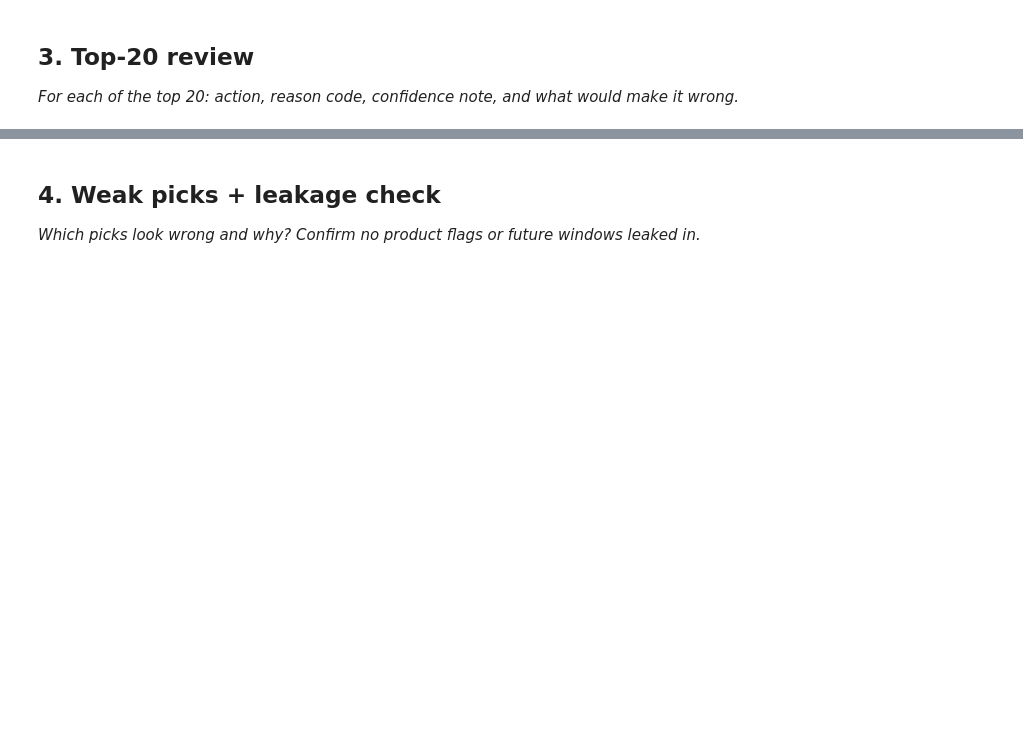
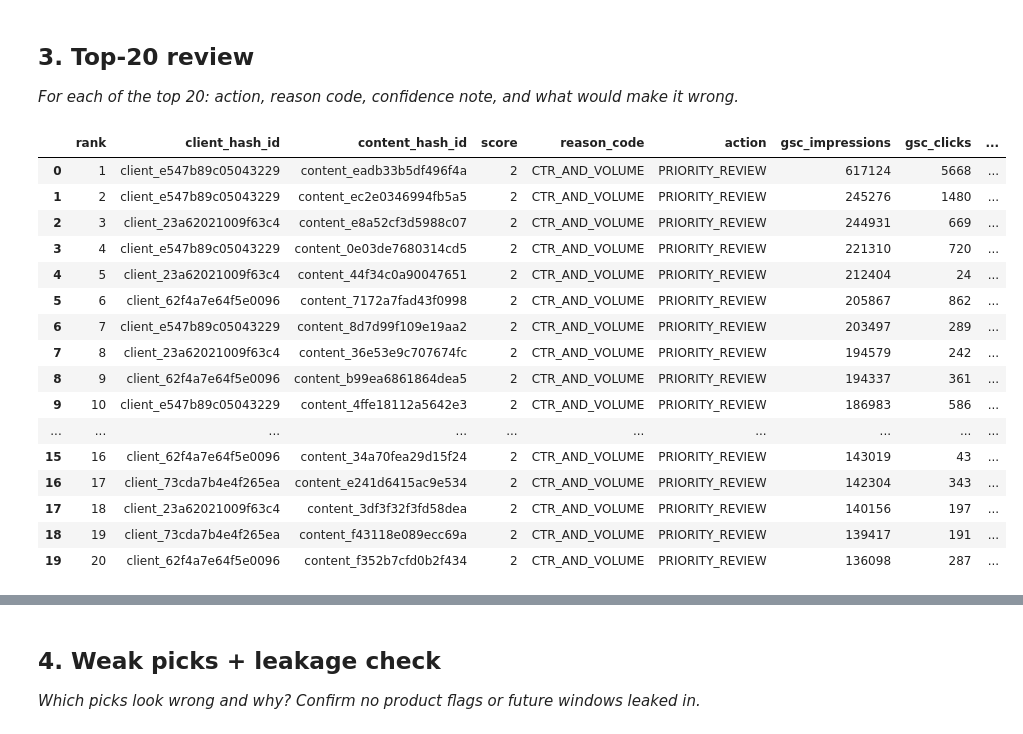
Before and after one commit to zeeofficial01/flyrank-ml-internship, a Jupyter notebook: work/notebooks/w04_baseline_score.ipynb, the cells around one changed output, grey strips where cells are left out. Drawn from its saved outputs; the diff is of its cells as text; code cells hidden in the pictures; blank space fills up the shorter version.

Commit message:
Complete Week 4 baseline action score

```diff
--- a/work/notebooks/w04_baseline_score.ipynb
+++ b/work/notebooks/w04_baseline_score.ipynb
@@ -16,0 +270,20 @@ This skeleton is yours to fill. Work the sections **in order** — each one has
+# %%
+# Calculate how far each item's CTR is below its position-based reference
+
+scored["ctr_gap"] = (
+    scored["reference_ctr"] - scored["ctr"]
+)
+
+print("CTR gap calculated.")
+display(
+    scored[
+        [
+            "content_hash_id",
+            "gsc_impressions",
+            "ctr",
+            "position_bucket",
+            "reference_ctr",
+            "ctr_gap"
+        ]
+    ].head(10)
+)
@@ -18,3 +449,43 @@ This skeleton is yours to fill. Work the sections **in order** — each one has
 ## 3. Top-20 review
 
 *For each of the top 20: action, reason code, confidence note, and what would make it wrong.*
+# %%
+# Section 3: Show the Top-20 for review
+
+top20 = baseline_queue.head(20).copy()
+
+display(
+    top20[
+        [
+            "rank",
+            "client_hash_id",
+            "content_hash_id",
+            "score",
+            "reason_code",
+            "action",
+            "gsc_impressions",
+            "gsc_clicks",
+            "ctr",
+            "gsc_avg_position",
+            "ctr_gap"
+        ]
+    ]
+)
+# %% [output]
+|  | rank | client_hash_id | content_hash_id | score | reason_code | action | gsc_impressions | gsc_clicks | ... |
+| 0 | 1 | client_e547b89c05043229 | content_eadb33b5df496f4a | 2 | CTR_AND_VOLUME | PRIORITY_REVIEW | 617124 | 5668 | ... |
+| 1 | 2 | client_e547b89c05043229 | content_ec2e0346994fb5a5 | 2 | CTR_AND_VOLUME | PRIORITY_REVIEW | 245276 | 1480 | ... |
+| 2 | 3 | client_23a62021009f63c4 | content_e8a52cf3d5988c07 | 2 | CTR_AND_VOLUME | PRIORITY_REVIEW | 244931 | 669 | ... |
+| 3 | 4 | client_e547b89c05043229 | content_0e03de7680314cd5 | 2 | CTR_AND_VOLUME | PRIORITY_REVIEW | 221310 | 720 | ... |
+| 4 | 5 | client_23a62021009f63c4 | content_44f34c0a90047651 | 2 | CTR_AND_VOLUME | PRIORITY_REVIEW | 212404 | 24 | ... |
+| 5 | 6 | client_62f4a7e64f5e0096 | content_7172a7fad43f0998 | 2 | CTR_AND_VOLUME | PRIORITY_REVIEW | 205867 | 862 | ... |
+| 6 | 7 | client_e547b89c05043229 | content_8d7d99f109e19aa2 | 2 | CTR_AND_VOLUME | PRIORITY_REVIEW | 203497 | 289 | ... |
+| 7 | 8 | client_23a62021009f63c4 | content_36e53e9c707674fc | 2 | CTR_AND_VOLUME | PRIORITY_REVIEW | 194579 | 242 | ... |
+| 8 | 9 | client_62f4a7e64f5e0096 | content_b99ea6861864dea5 | 2 | CTR_AND_VOLUME | PRIORITY_REVIEW | 194337 | 361 | ... |
+| 9 | 10 | client_e547b89c05043229 | content_4ffe18112a5642e3 | 2 | CTR_AND_VOLUME | PRIORITY_REVIEW | 186983 | 586 | ... |
+| ... | ... | ... | ... | ... | ... | ... | ... | ... | ... |
+| 15 | 16 | client_62f4a7e64f5e0096 | content_34a70fea29d15f24 | 2 | CTR_AND_VOLUME | PRIORITY_REVIEW | 143019 | 43 | ... |
+| 16 | 17 | client_73cda7b4e4f265ea | content_e241d6415ac9e534 | 2 | CTR_AND_VOLUME | PRIORITY_REVIEW | 142304 | 343 | ... |
+| 17 | 18 | client_23a62021009f63c4 | content_3df3f32f3fd58dea | 2 | CTR_AND_VOLUME | PRIORITY_REVIEW | 140156 | 197 | ... |
+| 18 | 19 | client_73cda7b4e4f265ea | content_f43118e089ecc69a | 2 | CTR_AND_VOLUME | PRIORITY_REVIEW | 139417 | 191 | ... |
+| 19 | 20 | client_62f4a7e64f5e0096 | content_f352b7cfd0b2f434 | 2 | CTR_AND_VOLUME | PRIORITY_REVIEW | 136098 | 287 | ... |
```
Also changed, not shown: parts of 19 cells of this notebook.
